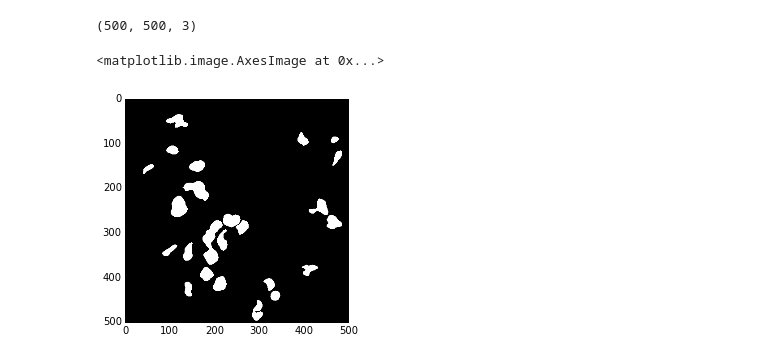
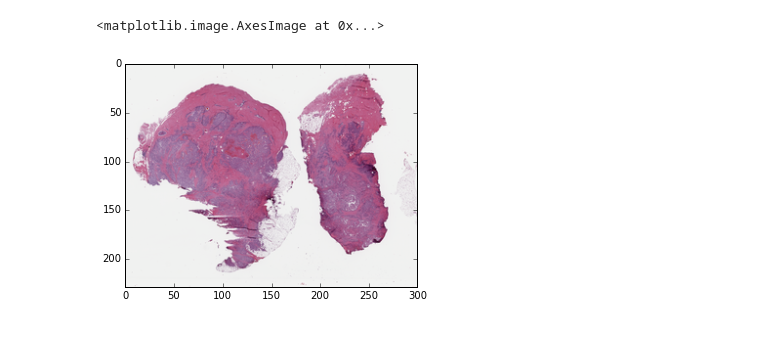
Before and after one commit to nikcheerla/TCGA-Mitosis, a Jupyter notebook: Old Code/TCGA OpenSlide Images Exploration.ipynb, the cells around one changed output. Drawn from its saved outputs; the diff is of its cells as text; code cells hidden in the pictures.

```diff
--- a/Old Code/TCGA OpenSlide Images Exploration.ipynb
+++ b/Old Code/TCGA OpenSlide Images Exploration.ipynb
@@ -39,4 +26,0 @@ patch = np.array(img2)
-# %%
-patch.shape
-# %% [output]
-(500, 500, 3)
@@ -198,5 +27,8 @@ sn, mask = nuclei_detect_pipeline(patch)
-# %%
-plt.imshow(mask, cmap = 'gray')
-# %% [output]
-<matplotlib.image.AxesImage at 0x...>
-[figure, removed]
+# %%
+img = openslide.open_slide("TUPAC-TR-068.svs")
+# %%
+pic = img.get_thumbnail((300, 300))
+plt.imshow(pic)
+# %% [output]
+<matplotlib.image.AxesImage at 0x...>
+[figure, added]
```
Also changed, not shown: parts of 16 cells of this notebook, 11 other files.
